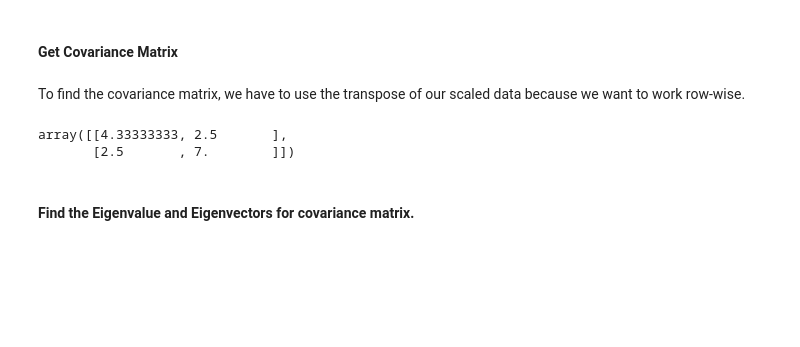
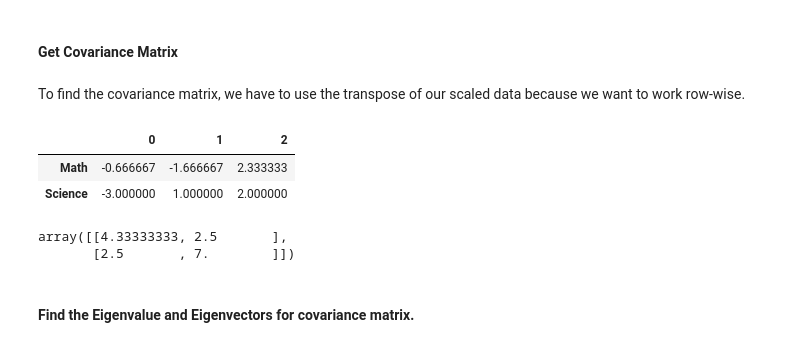
Before and after one commit to ryslipe/Principal-Component-Analysis, a Jupyter notebook: pca.ipynb, the cells around one changed output. Drawn from its saved outputs; the diff is of its cells as text; code cells hidden in the pictures; blank space fills up the shorter version.

```diff
--- a/pca.ipynb
+++ b/pca.ipynb
@@ -39,4 +65,10 @@ df_centered
 #### Get Covariance Matrix
 # %% [markdown]
 To find the covariance matrix, we have to use the transpose of our scaled data because we want to work row-wise.
+# %%
+df_centered.T
+# %% [output]
+|  | 0 | 1 | 2 |
+| Math | -0.666667 | -1.666667 | 2.333333 |
+| Science | -3.000000 | 1.000000 | 2.000000 |
 # %%
```
Also changed, not shown: parts of 9 cells of this notebook.
